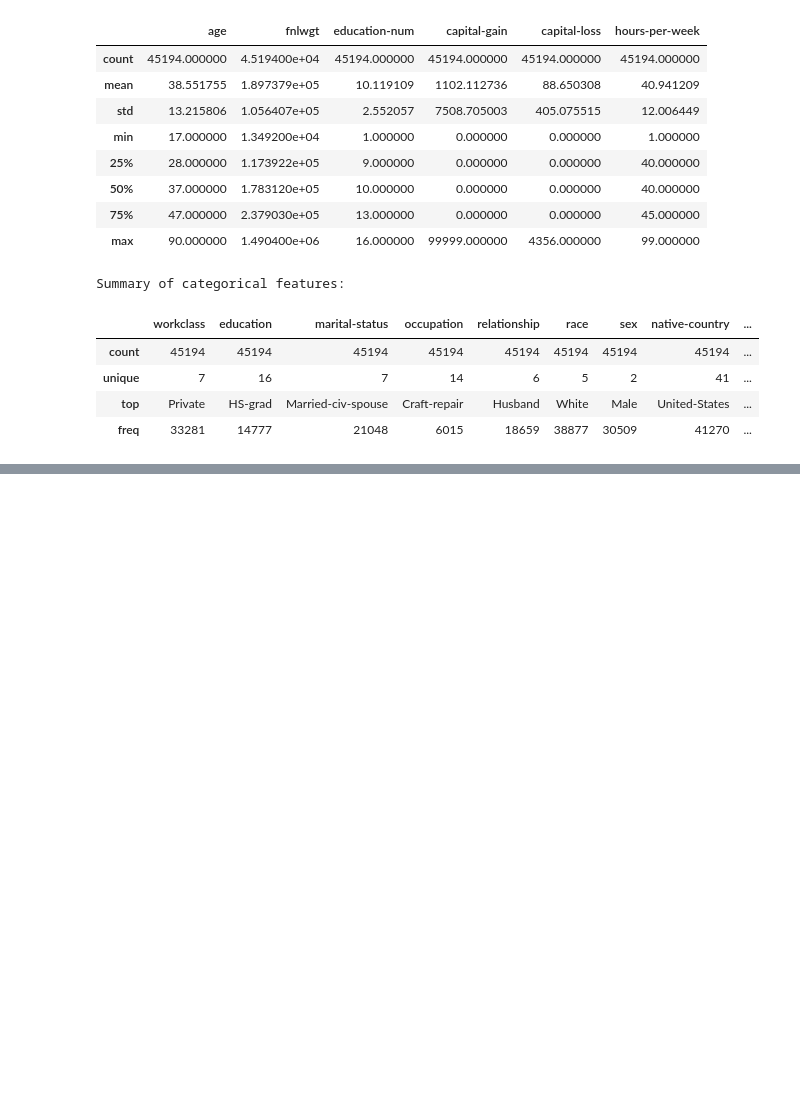
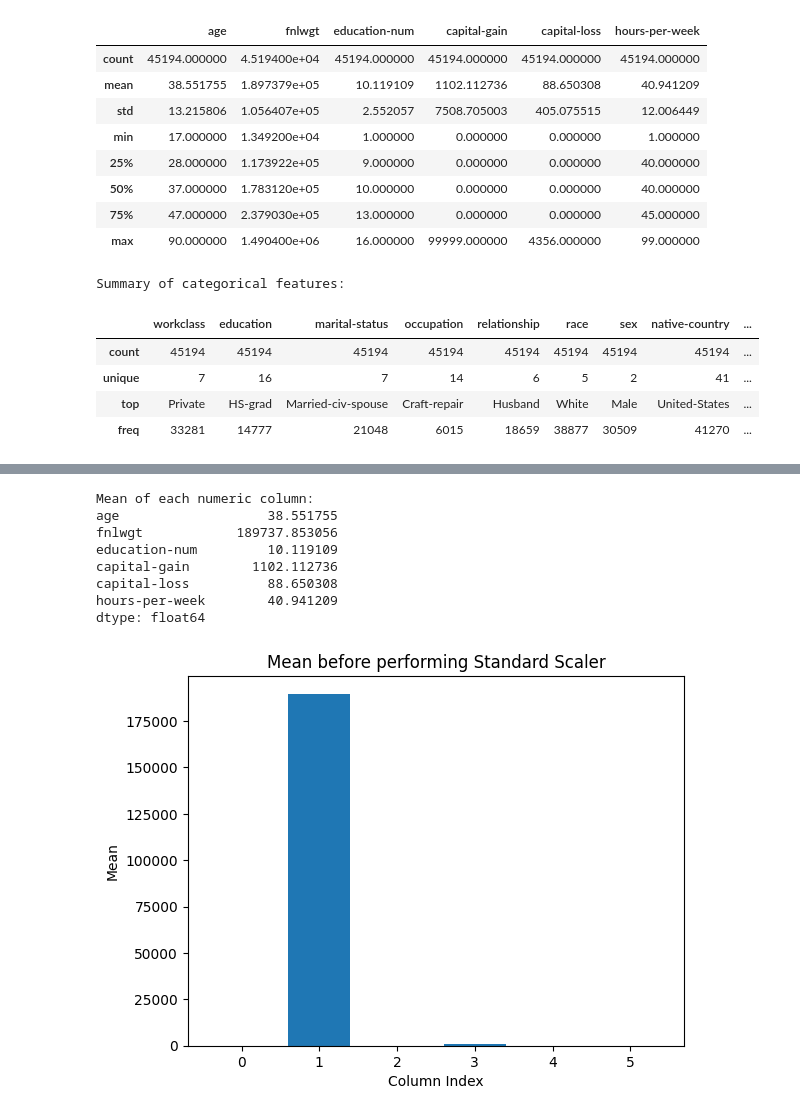
Before and after one commit to nikoyasam/MachineLearningCW, a Jupyter notebook: machine learninng/random forest.ipynb, the cells around one changed output, grey strips where cells are left out. Drawn from its saved outputs; the diff is of its cells as text; code cells hidden in the pictures; blank space fills up the shorter version.

```diff
--- a/machine learninng/random forest.ipynb
+++ b/machine learninng/random forest.ipynb
@@ -143,0 +174,24 @@ Summary of categorical features:
+# %%
+# Calculate the mean of numeric columns
+mean_values = numeric_columns.mean()
+
+# Display the mean for each numeric column
+print("Mean of each numeric column:")
+print(mean_values)
+
+# Plot the mean of all columns
+plt.bar(range(len(mean_values)), mean_values)
+plt.title("Mean before performing Standard Scaler")
+plt.xlabel("Column Index")
+plt.ylabel("Mean")
+plt.show()
+# %% [output]
+Mean of each numeric column:
+age                   38.551755
+fnlwgt            189737.853056
+education-num         10.119109
+capital-gain        1102.112736
+capital-loss          88.650308
+hours-per-week        40.941209
+dtype: float64
+[figure, added]
```
Also changed, not shown: parts of 9 cells of this notebook.
